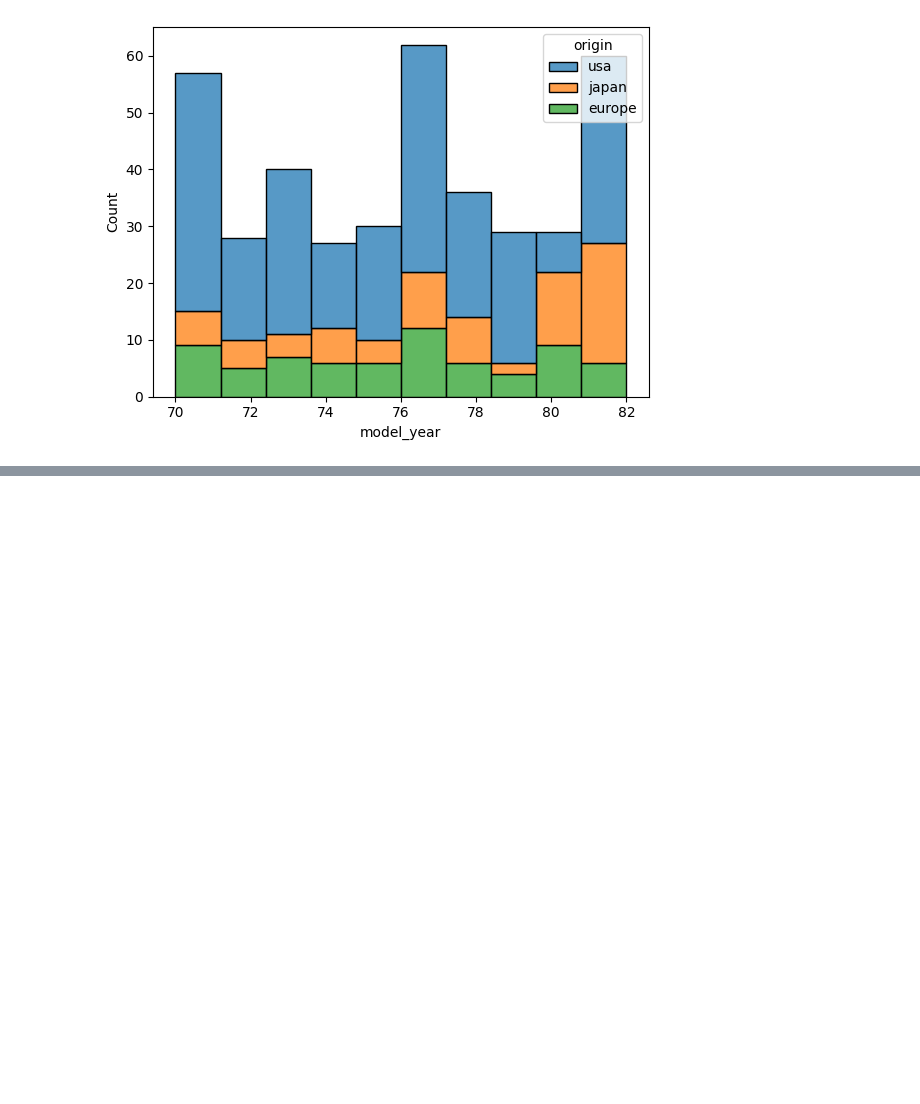
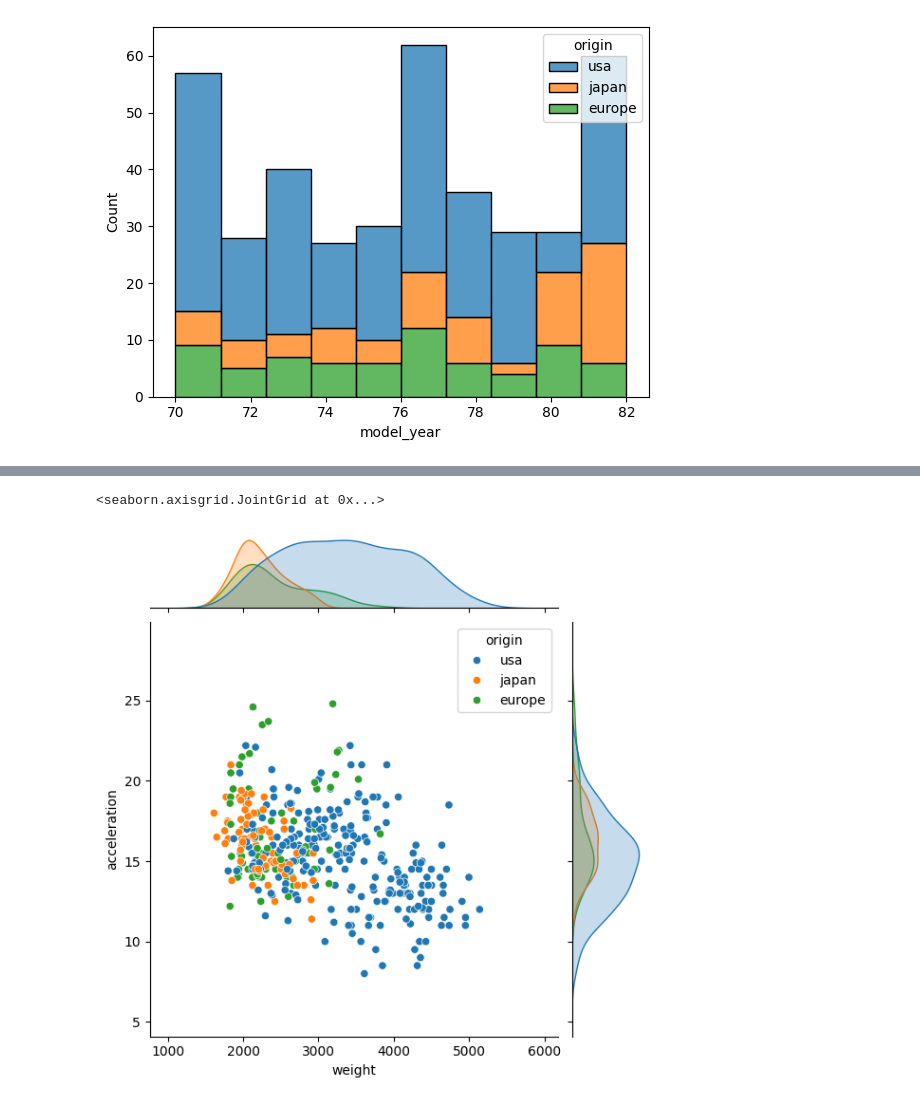
Before and after one commit to krish401/Data-Visualization, a Jupyter notebook: Lectures/Seaborn.ipynb, the cells around one changed output, grey strips where cells are left out. Saved outputs shown, nothing was run; the diff lists cells and outputs as text; code cells hidden in the pictures; blank space fills up the shorter version.

```diff
--- a/Lectures/Seaborn.ipynb
+++ b/Lectures/Seaborn.ipynb
@@ -156,0 +173,5 @@ sns.histplot(data, x="model_year", hue = "origin", multiple = "stack")
+# %%
+sns.jointplot(data, x="weight", y = 'acceleration', hue='origin')
+# %% [output]
+<seaborn.axisgrid.JointGrid at 0x...>
+[figure, added]
```
Also changed, not shown: parts of 3 cells of this notebook.
